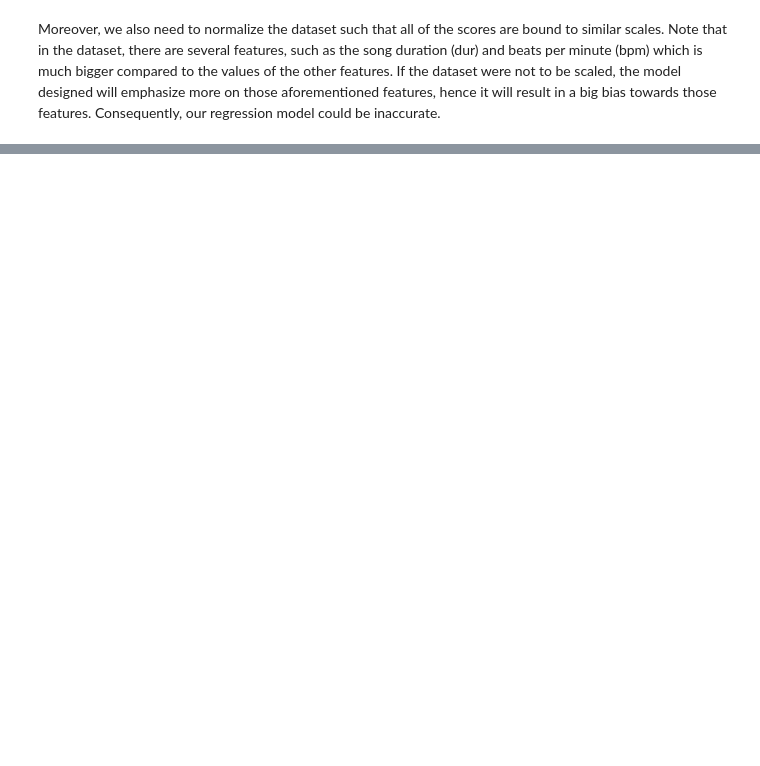
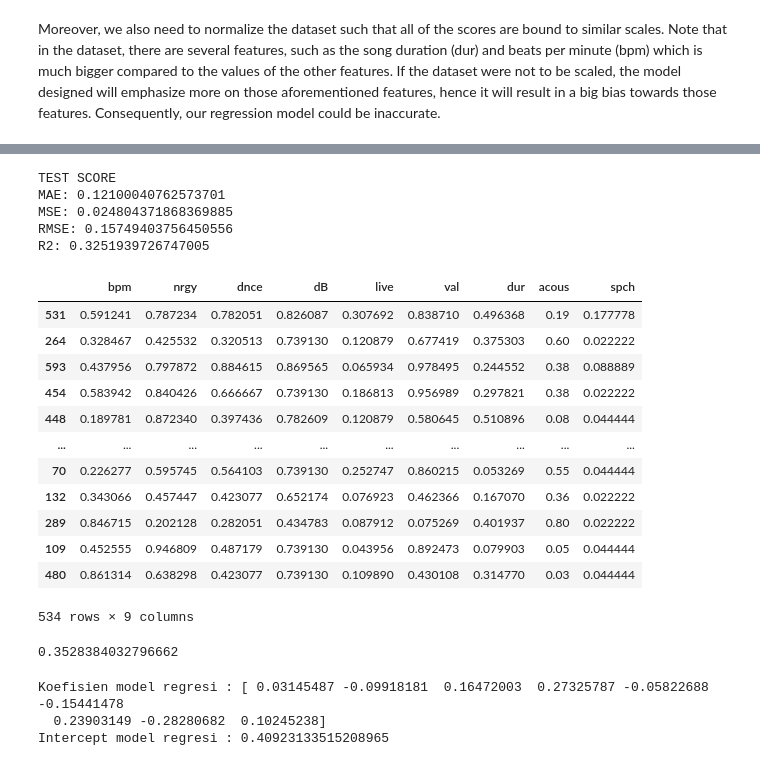
Before and after one commit to whenwe177/aids-final-project, a Jupyter notebook: ipynbs/combined_dataset.ipynb, the cells around one changed output, grey strips where cells are left out. Cells and saved outputs as stored; diff of their text form; code cells hidden in the pictures; blank space fills up the shorter version.

```diff
--- a/ipynbs/combined_dataset.ipynb
+++ b/ipynbs/combined_dataset.ipynb
@@ -302,0 +416,16 @@ Moreover, we also need to normalize the dataset such that all of the scores are
+# %%
+mae = metrics.mean_absolute_error(y_test, y_pred)
+mse = metrics.mean_squared_error(y_test, y_pred)
+rmse = np.sqrt(metrics.mean_squared_error(y_test, y_pred))
+r2 = metrics.r2_score(y_test, y_pred)
+print("TEST SCORE")
+print('MAE:', mae)
+print('MSE:', mse)
+print('RMSE:', rmse)
+print('R2:', r2)
+# %% [output]
+TEST SCORE
+MAE: 0.12100040762573701
+MSE: 0.024804371868369885
+RMSE: 0.15749403756450556
+R2: 0.3251939726747005
@@ -302,0 +434,34 @@ Moreover, we also need to normalize the dataset such that all of the scores are
+# %%
+X = aggregated_df_scaled.drop('popularity', axis=1)
+Y = aggregated_df_scaled['popularity']
+
+
+X_train, X_test, y_train, y_test = train_test_split(X,Y,test_size=.2,random_state=50)
+X_train
+# %% [output]
+|  | bpm | nrgy | dnce | dB | live | val | dur | acous | spch |
+| 531 | 0.591241 | 0.787234 | 0.782051 | 0.826087 | 0.307692 | 0.838710 | 0.496368 | 0.19 | 0.177778 |
+| 264 | 0.328467 | 0.425532 | 0.320513 | 0.739130 | 0.120879 | 0.677419 | 0.375303 | 0.60 | 0.022222 |
+| 593 | 0.437956 | 0.797872 | 0.884615 | 0.869565 | 0.065934 | 0.978495 | 0.244552 | 0.38 | 0.088889 |
+| 454 | 0.583942 | 0.840426 | 0.666667 | 0.739130 | 0.186813 | 0.956989 | 0.297821 | 0.38 | 0.022222 |
+| 448 | 0.189781 | 0.872340 | 0.397436 | 0.782609 | 0.120879 | 0.580645 | 0.510896 | 0.08 | 0.044444 |
+| ... | ... | ... | ... | ... | ... | ... | ... | ... | ... |
+| 70 | 0.226277 | 0.595745 | 0.564103 | 0.739130 | 0.252747 | 0.860215 | 0.053269 | 0.55 | 0.044444 |
+| 132 | 0.343066 | 0.457447 | 0.423077 | 0.652174 | 0.076923 | 0.462366 | 0.167070 | 0.36 | 0.022222 |
+| 289 | 0.846715 | 0.202128 | 0.282051 | 0.434783 | 0.087912 | 0.075269 | 0.401937 | 0.80 | 0.022222 |
+| 109 | 0.452555 | 0.946809 | 0.487179 | 0.739130 | 0.043956 | 0.892473 | 0.079903 | 0.05 | 0.044444 |
+| 480 | 0.861314 | 0.638298 | 0.423077 | 0.739130 | 0.109890 | 0.430108 | 0.314770 | 0.03 | 0.044444 |
+534 rows × 9 columns
+# %%
+reg = LinearRegression()
+reg.fit(X_train,y_train)
+reg.score(X_train,y_train)
+# %% [output]
+0.3528384032796662
+# %%
+print("Koefisien model regresi : " + str(reg.coef_))
+print("Intercept model regresi : " + str(reg.intercept_))
+# %% [output]
+Koefisien model regresi : [ 0.03145487 -0.09918181  0.16472003  0.27325787 -0.05822688 -0.15441478
+  0.23903149 -0.28280682  0.10245238]
+Intercept model regresi : 0.40923133515208965
```
Also changed, not shown: parts of 32 cells of this notebook.
